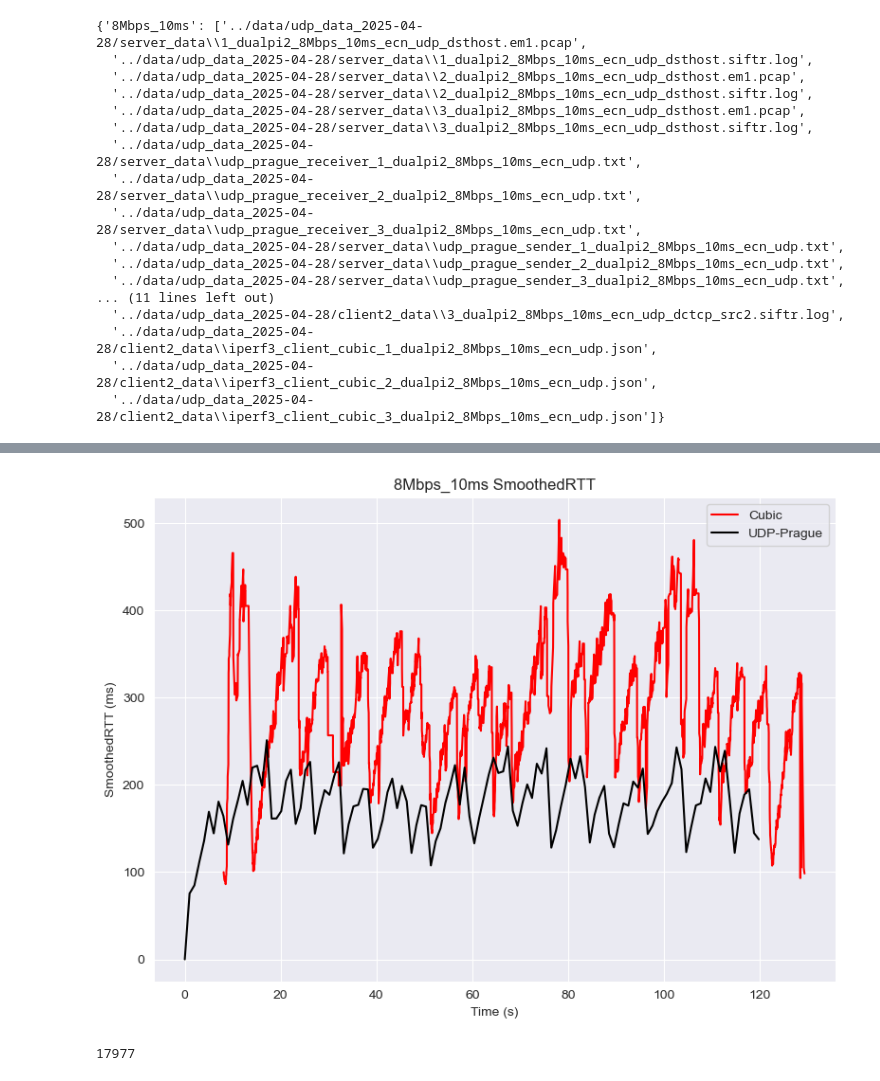
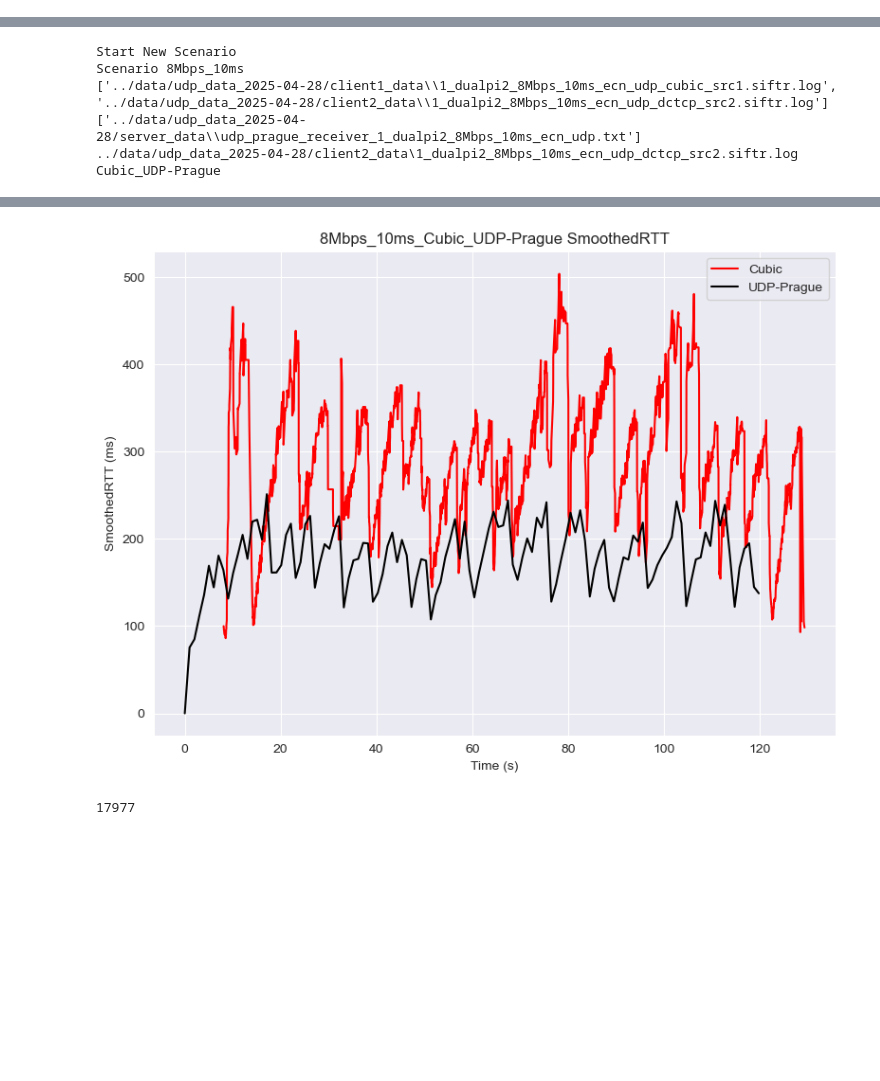
Before and after one commit to deol-satish/FreeBSD-UDP-TCP, a Jupyter notebook: Testing/Viz/udp_viz.ipynb, the cells around one changed output, grey strips where cells are left out. Cells and saved outputs as stored; diff of their text form; code cells hidden in the pictures; blank space fills up the shorter version.

Commit message:
Perfecting UDP and TCP Visualizations

```diff
--- a/Testing/Viz/udp_viz.ipynb
+++ b/Testing/Viz/udp_viz.ipynb
@@ -49,11 +57,0 @@ Unique Mbps and ms Combinations:
-# %%
-unique_scenarios_dict_v2 = {}
-for mbps, ms in unique_combinations:
-    scenario_search = f"{mbps}Mbps_{ms}ms"
-    for index in range(len(filenames)):
-        if scenario_search in filenames[index]:
-            print(f"Found {scenario_search} in {filenames[index]}")
-            if scenario_search in unique_scenarios_dict_v2:
-                unique_scenarios_dict_v2[scenario_search].append(filedict[filenames[index]])
-            else:
-                unique_scenarios_dict_v2[scenario_search]=[filedict[filenames[index]]]
@@ -124,54 +89,12 @@ ttf ../data/udp_data_2025-04-28/client1_data\1_dualpi2_8Mbps_10ms_ecn_udp_cubic_
-# %%
-def filter_strings_by_substrings(strings, sub_strings):
-    result = []
-    for s in strings:
-        if all(sub in s for sub in sub_strings):
-            result.append(s)
-    return result
-# %%
-unique_scenarios_dict_v2
-# %% [output]
-{'8Mbps_10ms': ['../data/udp_data_2025-04-28/server_data\\1_dualpi2_8Mbps_10ms_ecn_udp_dsthost.em1.pcap',
-  '../data/udp_data_2025-04-28/server_data\\1_dualpi2_8Mbps_10ms_ecn_udp_dsthost.siftr.log',
-  '../data/udp_data_2025-04-28/server_data\\2_dualpi2_8Mbps_10ms_ecn_udp_dsthost.em1.pcap',
-  '../data/udp_data_2025-04-28/server_data\\2_dualpi2_8Mbps_10ms_ecn_udp_dsthost.siftr.log',
-  '../data/udp_data_2025-04-28/server_data\\3_dualpi2_8Mbps_10ms_ecn_udp_dsthost.em1.pcap',
-  '../data/udp_data_2025-04-28/server_data\\3_dualpi2_8Mbps_10ms_ecn_udp_dsthost.siftr.log',
-  '../data/udp_data_2025-04-28/server_data\\udp_prague_receiver_1_dualpi2_8Mbps_10ms_ecn_udp.txt',
-  '../data/udp_data_2025-04-28/server_data\\udp_prague_receiver_2_dualpi2_8Mbps_10ms_ecn_udp.txt',
-  '../data/udp_data_2025-04-28/server_data\\udp_prague_receiver_3_dualpi2_8Mbps_10ms_ecn_udp.txt',
-  '../data/udp_data_2025-04-28/server_data\\udp_prague_sender_1_dualpi2_8Mbps_10ms_ecn_udp.txt',
-  '../data/udp_data_2025-04-28/server_data\\udp_prague_sender_2_dualpi2_8Mbps_10ms_ecn_udp.txt',
-  '../data/udp_data_2025-04-28/server_data\\udp_prague_sender_3_dualpi2_8Mbps_10ms_ecn_udp.txt',
-... (11 lines left out)
-  '../data/udp_data_2025-04-28/client2_data\\3_dualpi2_8Mbps_10ms_ecn_udp_dctcp_src2.siftr.log',
-  '../data/udp_data_2025-04-28/client2_data\\iperf3_client_cubic_1_dualpi2_8Mbps_10ms_ecn_udp.json',
-  '../data/udp_data_2025-04-28/client2_data\\iperf3_client_cubic_2_dualpi2_8Mbps_10ms_ecn_udp.json',
-  '../data/udp_data_2025-04-28/client2_data\\iperf3_client_cubic_3_dualpi2_8Mbps_10ms_ecn_udp.json']}
-# %%
-for scenario in unique_scenarios_dict_v2.keys():
-    index = "1_dualpi2"
-
-    search_list_tcp = [index, "log", "src"]
-    filtered_tcp = filter_strings_by_substrings(unique_scenarios_dict_v2[scenario], search_list_tcp)
-
-    search_list_udp = [index, "udp_prague_receiver"]
-    filtered_udp = filter_strings_by_substrings(unique_scenarios_dict_v2[scenario], search_list_udp)
-
-    print()
-    print("Start New Scenario")
-    print("Scenario", scenario)
-    print(filtered_tcp)
-    print(filtered_udp)
 # %%
-for scenario in unique_scenarios_dict_v2.keys():
+for scenario in scenario_dict.keys():
     index = "1_dualpi2"
 
     search_list_tcp = [index, "log", "src"]
-    filtered_tcp = filter_strings_by_substrings(unique_scenarios_dict_v2[scenario], search_list_tcp)
+    filtered_tcp = filter_strings_by_substrings(scenario_dict[scenario], search_list_tcp)
 
     search_list_udp = [index, "udp_prague_receiver"]
-    filtered_udp = filter_strings_by_substrings(unique_scenarios_dict_v2[scenario], search_list_udp)
+    filtered_udp = filter_strings_by_substrings(scenario_dict[scenario], search_list_udp)
 
     print()
     print("Start New Scenario")
@@ -196,6 +119,11 @@ for scenario in unique_scenarios_dict_v2.keys():
         "UDP-Prague": utf
     }
 
+    keys_string = "_".join(paths.keys())
+    print(keys_string)
+
+    scenario += str("_"+keys_string)
+
     plot_siftr_graph(paths=paths,
                     ycolumn="SmoothedRTT",
                     title=f"{scenario} SmoothedRTT",
@@ -212,0 +153,6 @@ Scenario 8Mbps_10ms
+Start New Scenario
+Scenario 8Mbps_10ms
+['../data/udp_data_2025-04-28/client1_data\\1_dualpi2_8Mbps_10ms_ecn_udp_cubic_src1.siftr.log', '../data/udp_data_2025-04-28/client2_data\\1_dualpi2_8Mbps_10ms_ecn_udp_dctcp_src2.siftr.log']
+['../data/udp_data_2025-04-28/server_data\\udp_prague_receiver_1_dualpi2_8Mbps_10ms_ecn_udp.txt']
+../data/udp_data_2025-04-28/client2_data\1_dualpi2_8Mbps_10ms_ecn_udp_dctcp_src2.siftr.log
+Cubic_UDP-Prague
@@ -213,4 +176,4 @@ Scenario 8Mbps_10ms
-[figure, old version]
+[figure, new version]
 # %%
 os.path.getsize(filtered_tcp[0])
 # %% [output]
```
Also changed, not shown: parts of 7 cells of this notebook, 3 other files.
